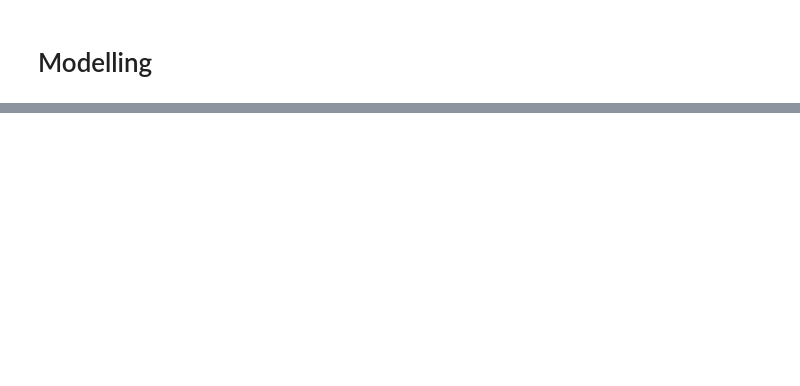
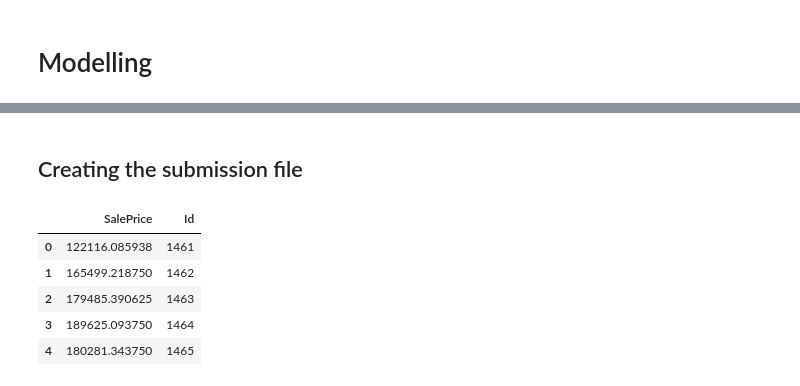
Before and after one commit to aliceschi93/House-Prices-Advanced-Regression-Techniques, a Jupyter notebook: Project.ipynb, the cells around one changed output, grey strips where cells are left out. Saved outputs shown, nothing was run; the diff lists cells and outputs as text; code cells hidden in the pictures; blank space fills up the shorter version.

```diff
--- a/Project.ipynb
+++ b/Project.ipynb
@@ -345,4 +158,0 @@ len(final_train_X)
-# %%
-my_model = XGBRegressor(n_estimators = 1000, learning_rate=0.05)
-my_model.fit(final_train_X, final_train_y)#, early_stopping_rounds = 5)
-             #, eval_set = [(test_X, test_y)], verbose = False)
@@ -356,0 +159,6 @@ len(a)
+# %%
+# to ensure the test data is encoded in the same manner
+final_train_X, final_test_X = reduced_train.align(new_test,
+                                                 join = 'left', axis = 1)
+# %%
+clf.fit(final_train_X, final_train_y)
@@ -357,7 +174,19 @@ len(a)
+# %%
+predictions = clf.predict(final_test_X)
+# %% [markdown]
+## Creating the submission file
 # %%
-pred_sale_price = pd.DataFrame(a, columns = ['SalePrice'], index=None)
+pred_sale_price = pd.DataFrame(predictions, columns = ['SalePrice'],
+                               index = None)
 pred_sale_price['Id'] = test['Id']
 pred_sale_price.head()
+# %% [output]
+|  | SalePrice | Id |
+| 0 | 122116.085938 | 1461 |
+| 1 | 165499.218750 | 1462 |
+| 2 | 179485.390625 | 1463 |
+| 3 | 189625.093750 | 1464 |
+| 4 | 180281.343750 | 1465 |
 # %%
 cols = pred_sale_price.columns.tolist()
 cols = cols[-1:] + cols[:-1]
```
Also changed, not shown: parts of 39 cells of this notebook, 1 other file.
